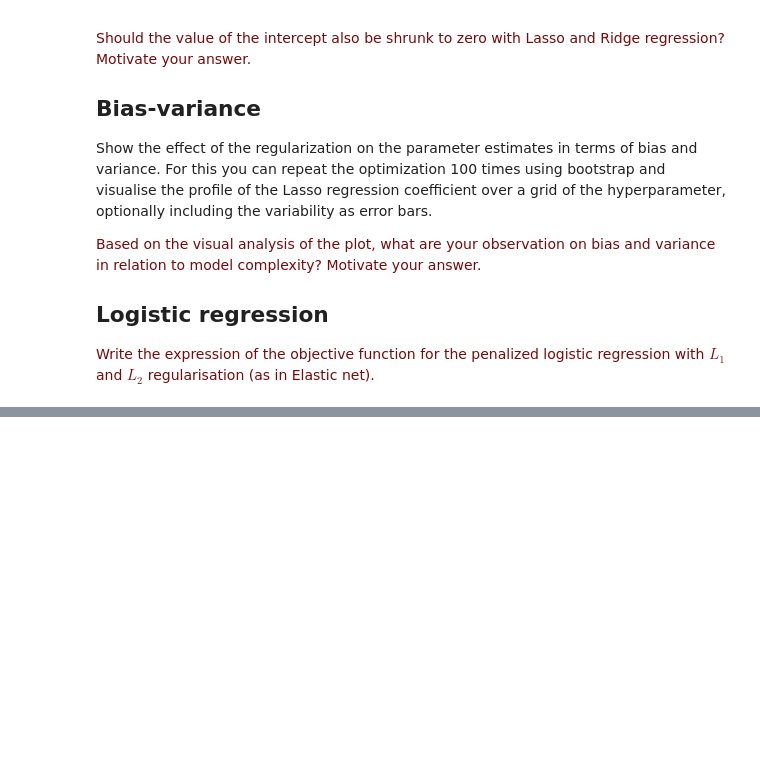
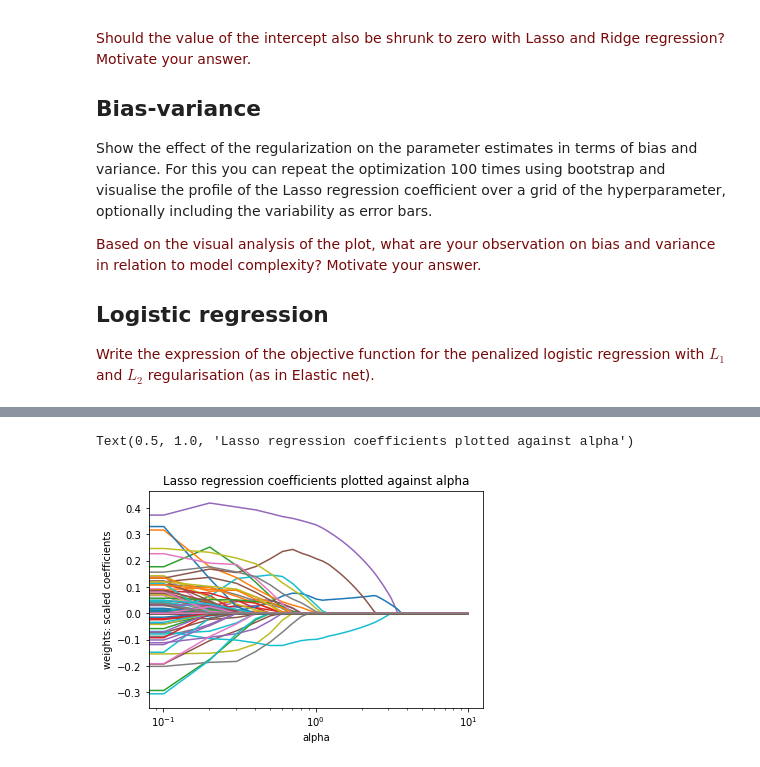
Before and after one commit to bgeven/8DM50_Group4, a Jupyter notebook: Assignment_week_3/week_3.ipynb, the cells around one changed output, grey strips where cells are left out. Saved outputs shown, nothing was run; the diff lists cells and outputs as text; code cells hidden in the pictures; blank space fills up the shorter version.

```diff
--- a/Assignment_week_3/week_3.ipynb
+++ b/Assignment_week_3/week_3.ipynb
@@ -312,6 +312,6 @@ The curated data cam be read as `pandas` `DataFrame`s in the following way:
 # %%
 import pandas as pd
 
-gene_expression = pd.read_csv("./data/RNA_expression_curated.csv", sep=',', header=0, index_col=0)
+gene_expression = pd.read_csv(r"C:\Users\lieke\OneDrive\Documenten\Biomedische Technologie\Jaar 4\Machine learning and biology\Week 3 & 4\RNA_expression_curated.csv", sep=',', header=0, index_col=0)
 
-drug_response = pd.read_csv("./data/drug_response_curated.csv", sep=',', header=0, index_col=0)
+drug_response = pd.read_csv(r"C:\Users\lieke\OneDrive\Documenten\Biomedische Technologie\Jaar 4\Machine learning and biology\Week 3 & 4\drug_response_curated.csv", sep=',', header=0, index_col=0)
@@ -336,17 +359,22 @@ Implement cross-validation (using `sklearn.grid_search.GridSearchCV`) to select
 # %%
 from sklearn.model_selection import GridSearchCV
 import matplotlib.pyplot as plt
+from sklearn.model_selection import train_test_split
+
+#split the data in train and test set
+X_train, X_test, y_train, y_test = train_test_split(gene_expression, drug_response, test_size=0.3, random_state=0)
 
 #Specify model and value for alpha
 lasso = Lasso()
-alphas = np.logspace(0, 10, 100)
+alphas = np.logspace(0,10, 100)
+n_folds = 5
 
 #Specifiy parameters to be optimized
 tuned_parameters = [{'alpha': alphas}]
 
 #Cross-validation using sklearn.model_selection.GridSearchCV
-clf=GridSearchCV(lasso, tuned_parameters)
-clf.fit(gene_expression, drug_response)
+clf=GridSearchCV(lasso, tuned_parameters, cv=n_folds)
+clf.fit(X_train, y_train)
 
 #Print optimal parameter
 print(clf.best_params_)
@@ -374,0 +436,33 @@ Show the effect of the regularization on the parameter estimates in terms of bia
+# %%
+# Show the effect of the regularization on the parameter estimates in terms
+# of bias and variance. For this you can repeat the optimization 100 times
+# using bootstrap and visualise the profile of the Lasso regression coefficient
+# over a grid of the hyperparameter, optionally including the variability as
+# error bars.
+
+#vizualizes the profile of the Lasso regression coefficient against alpha
+lasso = Lasso()
+coefs_lasso = []
+alpha_lasso = np.linspace(0,10,100)
+for i in alpha_lasso:
+    lasso.set_params(alpha = i)
+    lasso.fit(X_train, y_train)
+    coefs_lasso.append(lasso.coef_)
+
+np.shape(coefs_lasso)
+
+
+ax = plt.gca()
+ax.plot(alpha_lasso, coefs_lasso)
+ax.set_xscale('log')
+plt.axis('tight')
+plt.xlabel('Alpha')
+plt.ylabel('Weights: scaled coefficients')
+plt.title('Lasso regression coefficients plotted against alpha')
+
+# Q3: Based on the visual analysis of the plot, what are your observation
+# on bias and variance in relation to model complexity? Motivate your answer.
+# The more complex the model is ...
+# %% [output]
+Text(0.5, 1.0, 'Lasso regression coefficients plotted against alpha')
+[figure, added]
```
Also changed, not shown: parts of 4 cells of this notebook.
